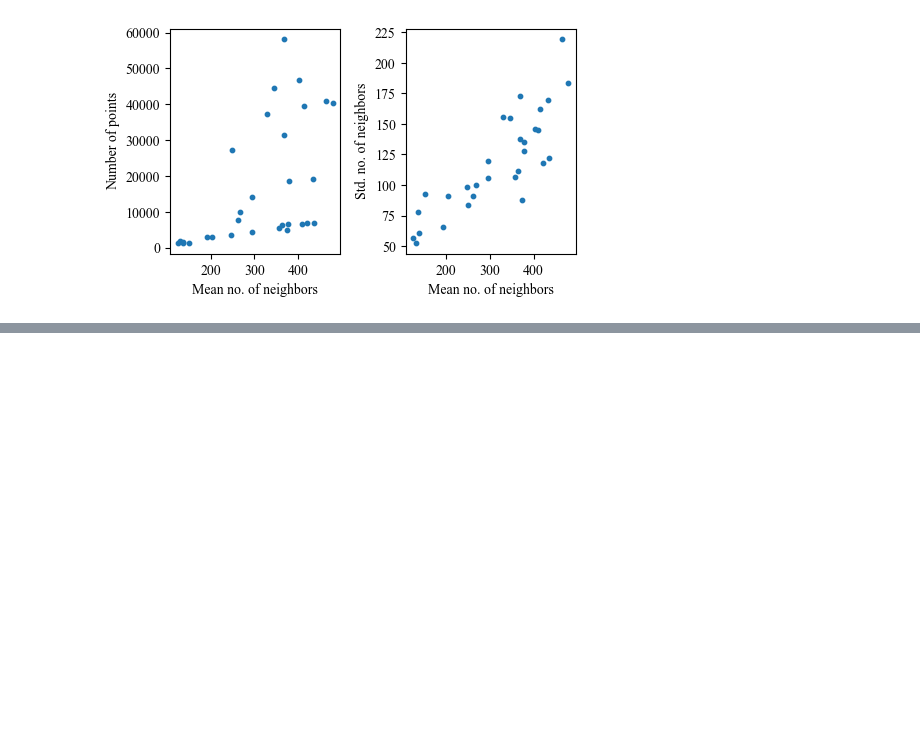
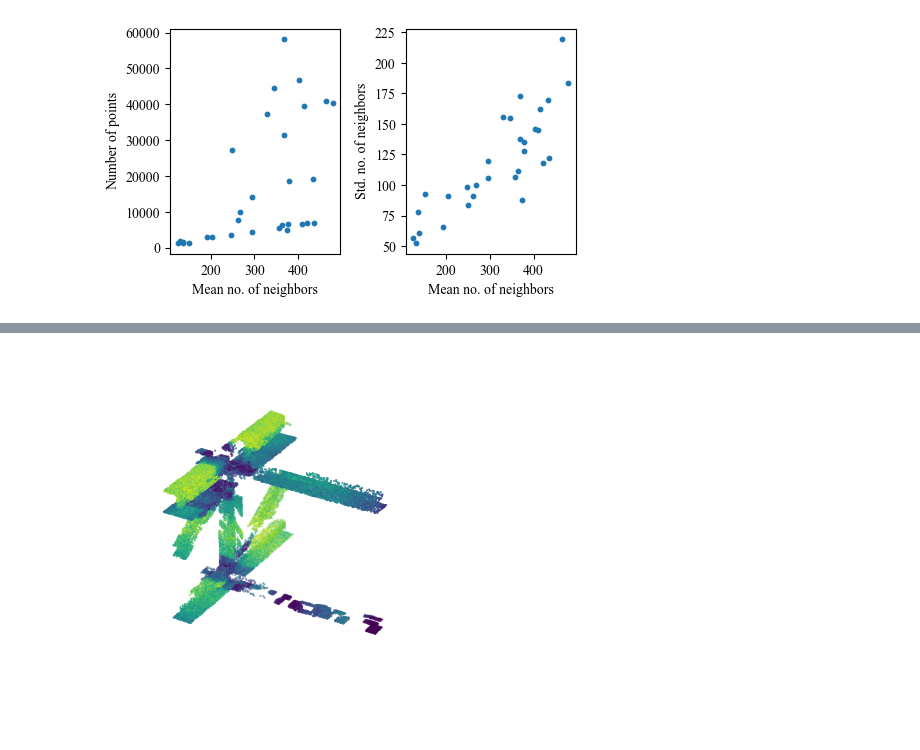
Before and after one commit to fnoi/reconstruct, a Jupyter notebook: evaluation_notebooks/cloud_analysis.ipynb, the cells around one changed output, grey strips where cells are left out. Drawn from its saved outputs; the diff is of its cells as text; code cells hidden in the pictures; blank space fills up the shorter version.

```diff
--- a/evaluation_notebooks/cloud_analysis.ipynb
+++ b/evaluation_notebooks/cloud_analysis.ipynb
@@ -86,0 +126,22 @@ plt.show()
+# %%
+### PLOT cloud with colors for supernormal deviation
+# plot cloud with confidence colors
+fig = plt.figure(figsize=(7, 4))
+ax = fig.add_subplot(111, projection='3d')
+
+# Create the scatter plot
+scatter = ax.scatter(cloud['x'], cloud['y'], cloud['z'], s=0.3, c=cloud['confidence'], cmap='viridis')
+
+# no grid
+ax.grid(False)
+# no axes
+ax.axis('off')
+
+# Adjust layout to prevent cutting off labels
+plt.tight_layout()
+
+plt.savefig(f'{output_path}confidence.pdf', bbox_inches='tight', dpi=300)
+plt.savefig(f'{output_path}confidence.png', bbox_inches='tight', dpi=300)
+plt.show()
+# %% [output]
+[figure, added]
```
Also changed, not shown: parts of 7 cells of this notebook, 2 other files.
